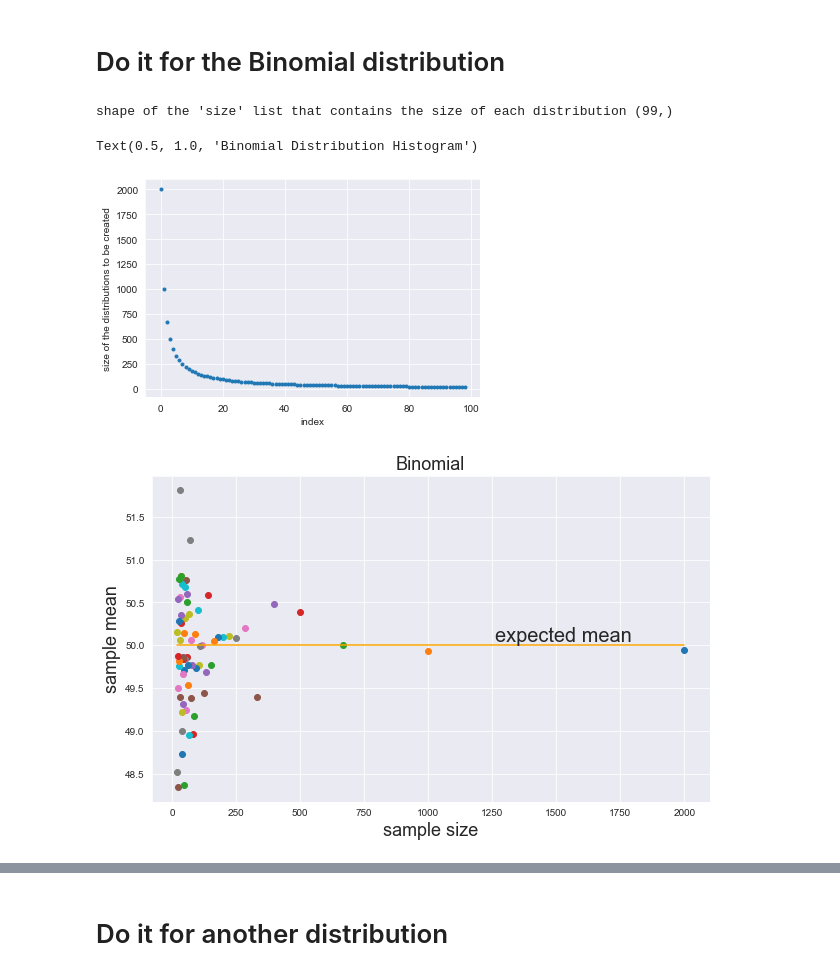
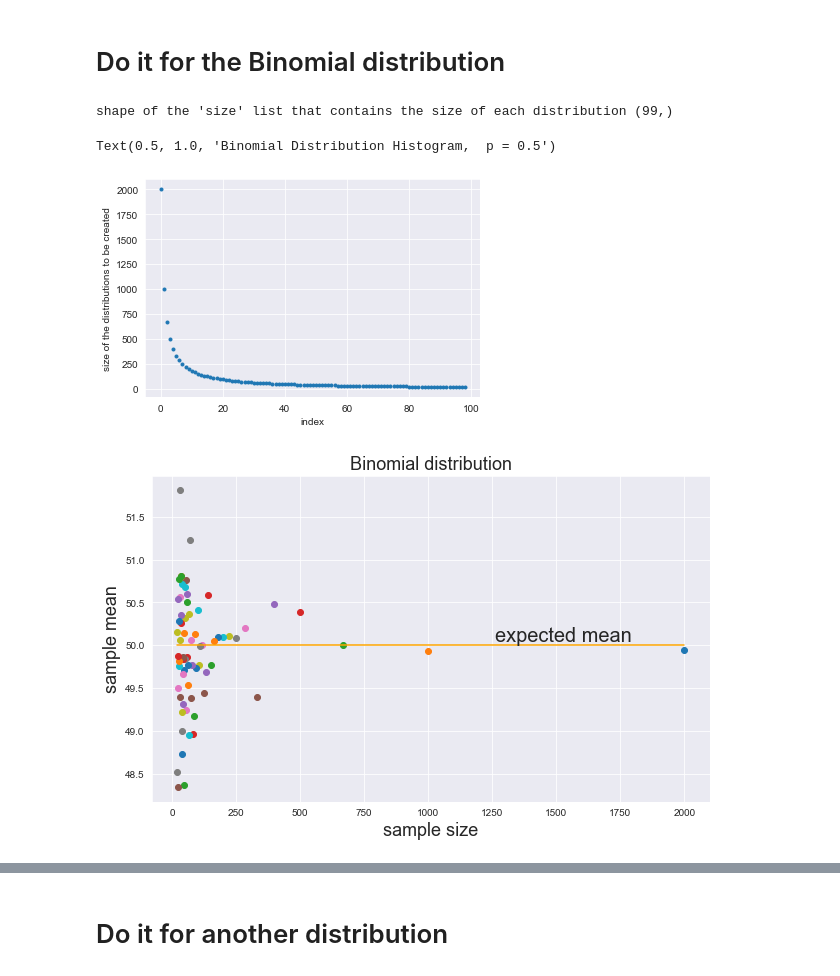
Before and after one commit to siddpatel1/DSPS_SPatel, a Jupyter notebook: HW2/SidPatel_CentralLimitTheorem.ipynb, the cells around one changed output, grey strips where cells are left out. Drawn from its saved outputs; the diff is of its cells as text; code cells hidden in the pictures.

```diff
--- a/HW2/SidPatel_CentralLimitTheorem.ipynb
+++ b/HW2/SidPatel_CentralLimitTheorem.ipynb
@@ -175,28 +174,29 @@ pl.xlabel("index")
 pl.ylabel("size of the distributions to be created");
 
 for n in NORMmysize:
-    md['lnorm'][n] = np.random.normal(normMEAN, size = n)
+    distSID['lnorm'][n] = np.random.normal(normMEAN, size = n)
 
-md['lnorm']['means'] = {}
+distSID['lnorm']['means'] = {}
 axNorm = pl.figure(figsize=(10,6)).add_subplot(111)
 
-for nn in md['lnorm']:
+for nn in distSID['lnorm']:
     if not type(nn) == str: # needed because one element is "mean"
-        md['lnorm']['means'][nn] = md['lnorm'][nn].mean()
+        distSID['lnorm']['means'][nn] = distSID['lnorm'][nn].mean()
         #and plot it
-        axNorm.plot(nn, md['lnorm']['means'][nn], 'o')
+        axNorm.plot(nn, distSID['lnorm']['means'][nn], 'o')
         axNorm.set_xlabel('sample size', fontsize=18)
         axNorm.set_ylabel('sample mean', fontsize=18)
-axNorm.set_title('Normal', fontsize=18)
+axNorm.set_title('Normal Distribution', fontsize=18)
 axNorm.plot([min(NORMmysize), max(NORMmysize)], [normMEAN, normMEAN], 'orange')
 axNorm.text(axNorm.get_xlim()[1] * .6, 100, "expected mean",va="bottom", fontsize=20)
 
 
-NORMallMeans = list(md['lnorm']['means'].values())
+NORMallMeans = list(distSID['lnorm']['means'].values())
 pl.figure(figsize=(10, 10))
 pl.hist(NORMallMeans,bins=30)
 pl.xlabel('sample mean', fontsize = 18)
 pl.ylabel('N', fontsize = 18)
 pl.title('Normal Distribution Histogram', fontsize=18)
+print("Normal mean: %.2f, standard deviation: %.2f"%(distSID['lnorm'][100].mean(), distSID['lnorm'][100].std()))
 # %% [output]
 shape of the 'size' list that contains the size of each distribution (99,)
@@ -218,24 +218,24 @@ pl.xlabel("index")
 pl.ylabel("size of the distributions to be created");
 
 for n in POISmysize:
-    md['pois'][n] = np.random.poisson(poisMEAN, size = n)
+    distSID['pois'][n] = np.random.poisson(poisMEAN, size = n)
 
-md['pois']['means'] = {}
+distSID['pois']['means'] = {}
 axPois = pl.figure(figsize=(10,6)).add_subplot(111)
 
-for nn in md['pois']:
+for nn in distSID['pois']:
     if not type(nn) == str: # needed because one element is "mean"
-        md['pois']['means'][nn] = md['pois'][nn].mean()
+        distSID['pois']['means'][nn] = distSID['pois'][nn].mean()
         #and plot it
-        axPois.plot(nn, md['pois']['means'][nn], 'o')
+        axPois.plot(nn, distSID['pois']['means'][nn], 'o')
         axPois.set_xlabel('sample size', fontsize=18)
         axPois.set_ylabel('sample mean', fontsize=18)
-axPois.set_title('Poisson', fontsize=18)
+axPois.set_title('Poisson distribution', fontsize=18)
 axPois.plot([min(POISmysize), max(POISmysize)], [poisMEAN, poisMEAN], 'orange')
 axPois.text(axPois.get_xlim()[1] * .6, 100, "expected mean",va="bottom", fontsize=20)
 
 
-POISallMeans = list(md['pois']['means'].values())
+POISallMeans = list(distSID['pois']['means'].values())
 pl.figure(figsize=(10, 10))
 pl.hist(POISallMeans,bins=30)
 pl.xlabel('sample mean', fontsize = 18)
@@ -252,40 +252,40 @@ Text(0.5, 1.0, 'Poisson Distribution Histogram')
 # %%
 np.random.seed(1027)
 binomialMEAN = 100
 distSID['binomial'] = {}
 
 BINOmysize = (2000 / (np.array(range(1, 100)))).astype(int)
 print ("shape of the 'size' list that contains the size of each distribution", mysize.shape)
 pl.plot(BINOmysize, '.')
 pl.xlabel("index")
 pl.ylabel("size of the distributions to be created");
 binoP = 0.5
 for n in BINOmysize:
-    md['binomial'][n] = np.random.binomial(binomialMEAN, p=binoP ,size = n)
+    distSID['binomial'][n] = np.random.binomial(binomialMEAN, p=binoP ,size = n)
 
-md['binomial']['means'] = {}
+distSID['binomial']['means'] = {}
 axBINO = pl.figure(figsize=(10,6)).add_subplot(111)
 
-for nn in md['binomial']:
+for nn in distSID['binomial']:
     if not type(nn) == str: # needed because one element is "mean"
-        md['binomial']['means'][nn] = md['binomial'][nn].mean()
+        distSID['binomial']['means'][nn] = distSID['binomial'][nn].mean()
         #and plot it
-        axBINO.plot(nn, md['binomial']['means'][nn], 'o')
+        axBINO.plot(nn, distSID['binomial']['means'][nn], 'o')
         axBINO.set_xlabel('sample size', fontsize=18)
         axBINO.set_ylabel('sample mean', fontsize=18)
-axBINO.set_title('Binomial', fontsize=18)
+axBINO.set_title('Binomial distribution', fontsize=18)
 axBINO.plot([min(BINOmysize), max(BINOmysize)], [binomialMEAN*binoP, binomialMEAN*binoP], 'orange')
 axBINO.text(axBINO.get_xlim()[1] * .6, 50, "expected mean",va="bottom", fontsize=20)
 
 
-BINOallMeans = list(md['binomial']['means'].values())
+BINOallMeans = list(distSID['binomial']['means'].values())
 pl.figure(figsize=(10, 10))
 pl.hist(BINOallMeans,bins=30)
 pl.xlabel('sample mean', fontsize = 18)
 pl.ylabel('N', fontsize = 18)
-pl.title('Binomial Distribution Histogram', fontsize=18)
+pl.title('Binomial Distribution Histogram, '+' '+'p = '+str(binoP), fontsize=18)
 # %% [output]
 shape of the 'size' list that contains the size of each distribution (99,)
-Text(0.5, 1.0, 'Binomial Distribution Histogram')
+Text(0.5, 1.0, 'Binomial Distribution Histogram,  p = 0.5')
 [figure]
-[figure, old version]
+[figure, new version]
```
Also changed, not shown: parts of 9 cells of this notebook.
